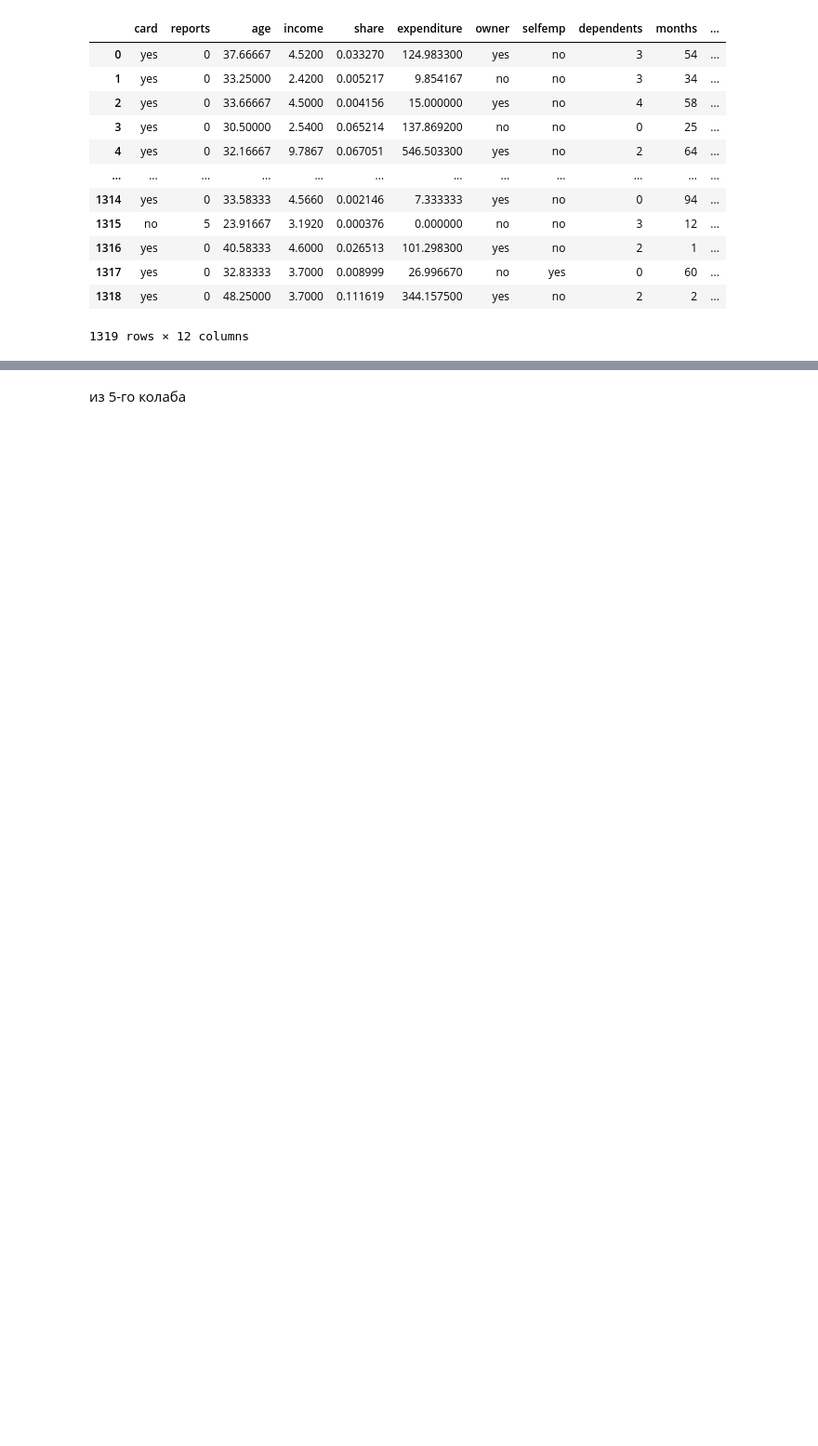
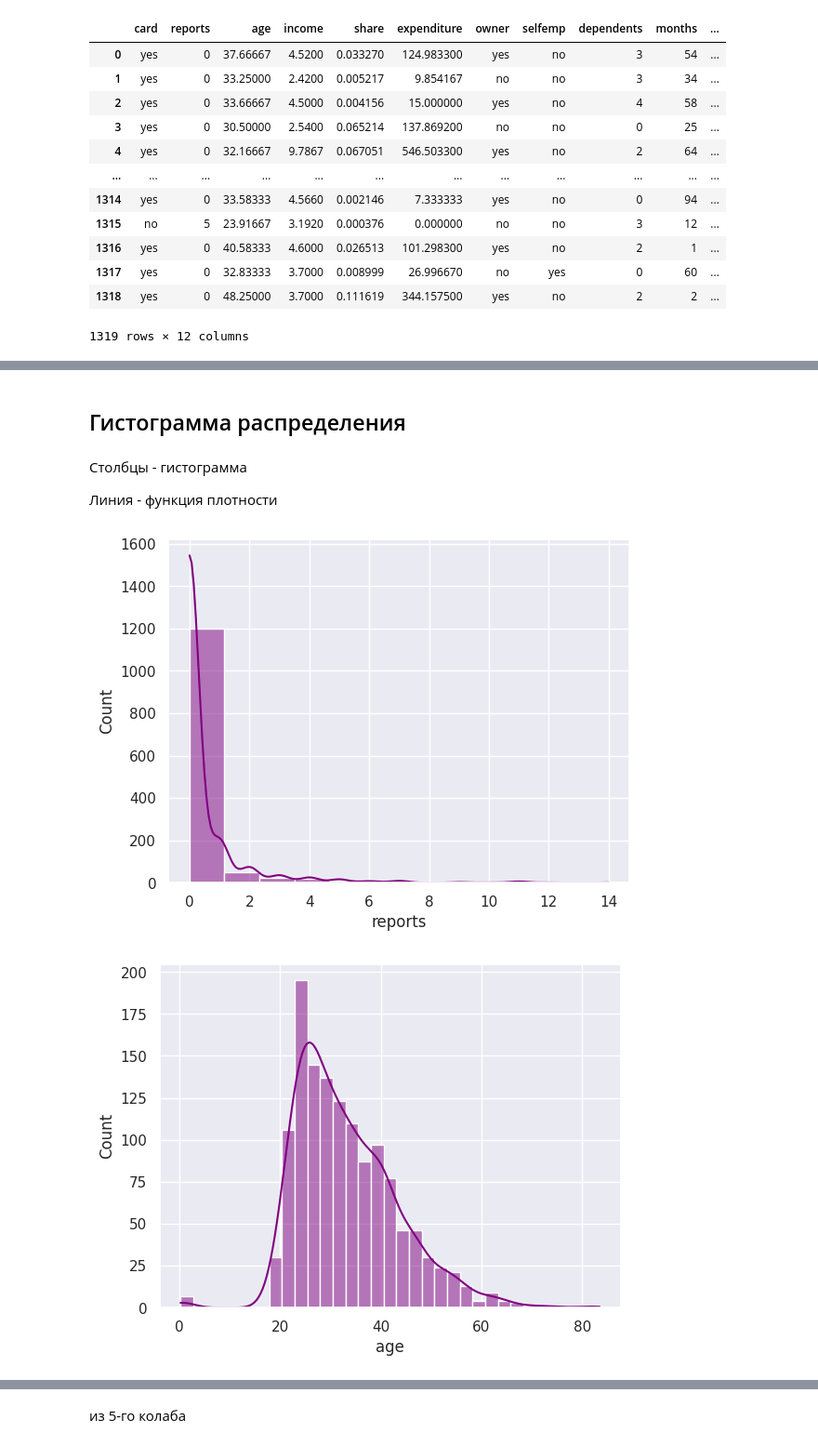
Before and after one commit to SedyaPrograms/Tutorial, a Jupyter notebook: AI and machine learning/Предсказание_выдачи_кредитной_карты_ВКР.ipynb, the cells around one changed output, grey strips where cells are left out. Shown at 93% size. Cells and saved outputs as stored; diff of their text form; code cells hidden in the pictures; blank space fills up the shorter version.

```diff
--- a/AI and machine learning/Предсказание_выдачи_кредитной_карты_ВКР.ipynb
+++ b/AI and machine learning/Предсказание_выдачи_кредитной_карты_ВКР.ipynb
@@ -118,0 +253,20 @@ X_train.shape, X_test.shape
+# %% [markdown]
+## Гистограмма распределения
+# %% [markdown]
+Cтолбцы - гистограмма
+
+Линия - функция плотности
+# %%
+import seaborn as sns
+import matplotlib.pyplot as plt
+sns.set_theme() # setka
+
+for i in range(len(df.columns)-1):
+  sns.histplot(df[df.columns[i+1]], color='purple', kde=True)
+  plt.show()
+  plt.pause(0.001)
+
+plt.show()
+# %% [output]
+[figure, added]
+[figure, added]
```
Also changed, not shown: parts of 76 cells of this notebook.
